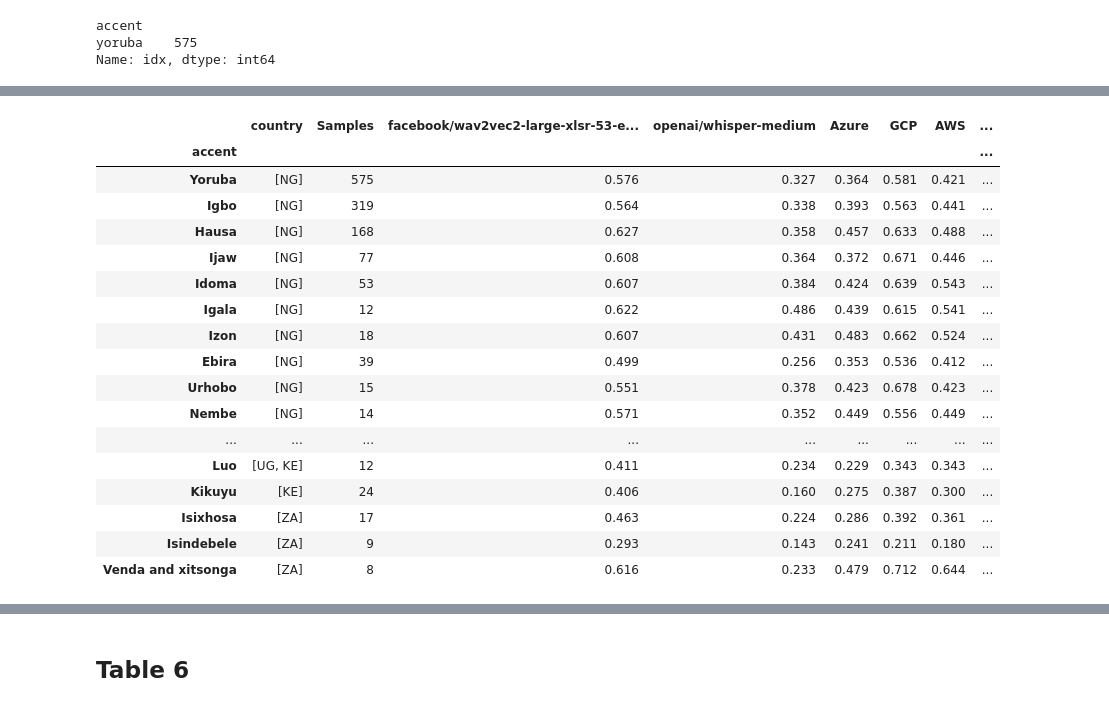
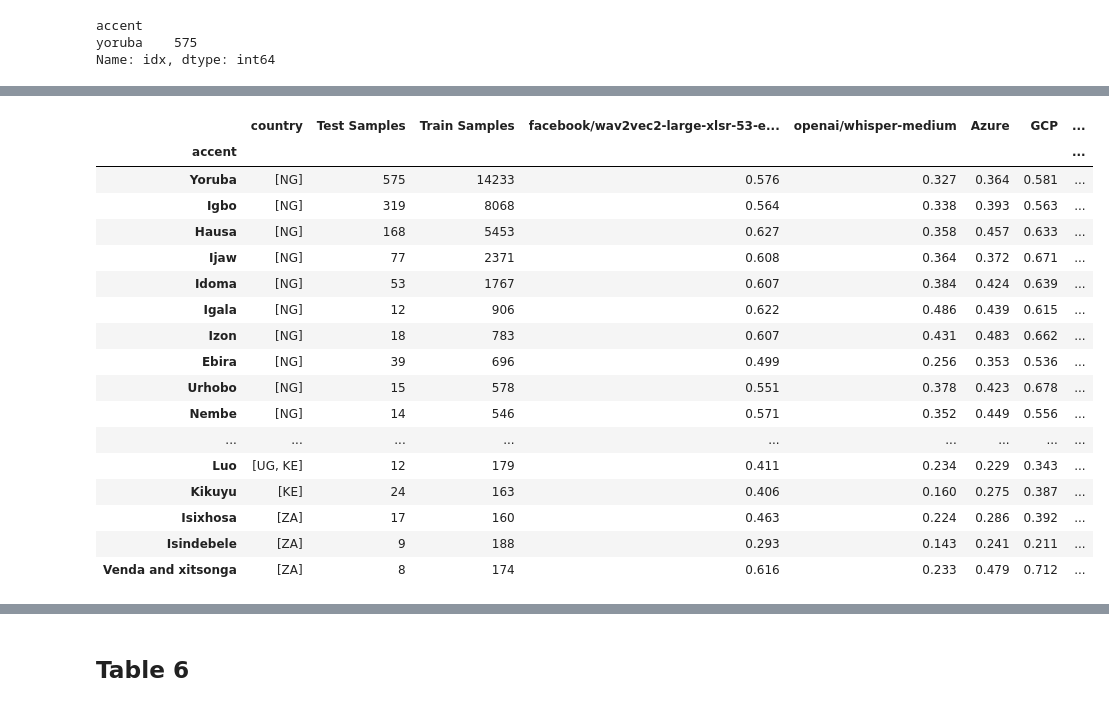
Before and after one commit to intron-innovation/AfriSpeech-200, a Jupyter notebook: notebooks/result_analysis.ipynb, the cells around one changed output, grey strips where cells are left out. Saved outputs shown, nothing was run; the diff lists cells and outputs as text; code cells hidden in the pictures.

```diff
--- a/notebooks/result_analysis.ipynb
+++ b/notebooks/result_analysis.ipynb
@@ -392,40 +348,0 @@ accent_country_df
-# %%
-def accent_wer_v1(df, traindevset_df, origin, topk, open_source_list, commercial_list, ours_list, ):
-
-    # get the topk accents using the traindev dataframe
-    top_accent_df = traindevset_df[traindevset_df["origin"] == origin].groupby(["accent"])["idx"].apply(lambda x: len(x)).sort_values(ascending=False)
-    top_accent_df = top_accent_df[:topk]
-    top_accent_df = top_accent_df.reset_index(name="Samples").set_index("accent").drop(columns="Samples")
-
-    # extract the countries as a list since some accents belong to multiple countries e.g swahili
-    accent_country_df = traindevset_df[traindevset_df["origin"] == origin].groupby(["accent"])["country"].apply(lambda x: list(set(x)))
-    accent_country_df = accent_country_df.reset_index(name="country").set_index("accent")
-
-
-    # to calculate the actual number of samples per accent
-    # using the test_csv would be inaccurate since we've filtered out some duplicated accents
-    unique_instances_per_model = df[df["name"] == df["name"].value_counts().index[0]]
-    country_samples = unique_instances_per_model[unique_instances_per_model["origin"] == origin].groupby(["accent"])["idx"].apply(lambda x: len(x)).sort_values(ascending=False)
-    country_samples = country_samples.to_frame().rename(columns = {"idx": "Samples"})
-
-
-    # merge the top accent with the country and samples dataframe
-    top_accent_df = top_accent_df.merge(accent_country_df, on="accent")
-    top_accent_df = top_accent_df.merge(country_samples, on="accent")
-
-
-    df_ = df.set_index("accent")
-    df_ = df_[df_.index.isin(top_accent_df.index)] # only compute the wer for topk accent
-
-    wer_per_accent_df = df_.groupby(["name", "accent"]).apply(lambda x: wer_metric.compute(predictions=x.prediction, references=x.reference))
-    wer_per_accent_df_ = wer_per_accent_df.reset_index(["name"], name="WER").pivot(columns="name")
-    wer_per_accent_df_ = wer_per_accent_df_.droplevel(0, axis=1)
-
-
-    accent_wer_combined = top_accent_df.merge(wer_per_accent_df_[open_source_list], on="accent")
-    accent_wer_combined = accent_wer_combined.merge(wer_per_accent_df_[commercial_list], on="accent")
-    accent_wer_combined = accent_wer_combined.merge(wer_per_accent_df_[ours_list], on="accent")
-
-    accent_wer_combined.index = accent_wer_combined.index.str.capitalize()
-
-    return accent_wer_combined.round(3)
@@ -542,30 +472,30 @@ accent_df_
 # %%
 combined_df = pd.concat([test_norm_df, test_norm_finetune_df])
 
-nigerian_test_norm_accent_df = accent_wer_v1(combined_df, traindevset, "nigerian", 10, open_source, commercial, ours)
-african_test_norm_accent_df =accent_wer_v1(combined_df, traindevset, "african", 20, open_source, commercial, ours)
+nigerian_test_norm_accent_df = accent_wer_v1(combined_df, trainset, traindevtestset, "nigerian", 10, open_source, commercial, ours)
+african_test_norm_accent_df =accent_wer_v1(combined_df, trainset, traindevtestset, "african", 20, open_source, commercial, ours)
 
 combined_norm_accent_df = pd.concat([nigerian_test_norm_accent_df, african_test_norm_accent_df])
 combined_norm_accent_df
 # %% [output]
-|  | country | Samples | facebook/wav2vec2-large-xlsr-53-e... | openai/whisper-medium | Azure | GCP | AWS | ... |
+|  | country | Test Samples | Train Samples | facebook/wav2vec2-large-xlsr-53-e... | openai/whisper-medium | Azure | GCP | ... |
 | accent |  |  |  |  |  |  |  | ... |
-| Yoruba | [NG] | 575 | 0.576 | 0.327 | 0.364 | 0.581 | 0.421 | ... |
-| Igbo | [NG] | 319 | 0.564 | 0.338 | 0.393 | 0.563 | 0.441 | ... |
-| Hausa | [NG] | 168 | 0.627 | 0.358 | 0.457 | 0.633 | 0.488 | ... |
-| Ijaw | [NG] | 77 | 0.608 | 0.364 | 0.372 | 0.671 | 0.446 | ... |
-| Idoma | [NG] | 53 | 0.607 | 0.384 | 0.424 | 0.639 | 0.543 | ... |
-| Igala | [NG] | 12 | 0.622 | 0.486 | 0.439 | 0.615 | 0.541 | ... |
-| Izon | [NG] | 18 | 0.607 | 0.431 | 0.483 | 0.662 | 0.524 | ... |
-| Ebira | [NG] | 39 | 0.499 | 0.256 | 0.353 | 0.536 | 0.412 | ... |
-| Urhobo | [NG] | 15 | 0.551 | 0.378 | 0.423 | 0.678 | 0.423 | ... |
-| Nembe | [NG] | 14 | 0.571 | 0.352 | 0.449 | 0.556 | 0.449 | ... |
+| Yoruba | [NG] | 575 | 14233 | 0.576 | 0.327 | 0.364 | 0.581 | ... |
+| Igbo | [NG] | 319 | 8068 | 0.564 | 0.338 | 0.393 | 0.563 | ... |
+| Hausa | [NG] | 168 | 5453 | 0.627 | 0.358 | 0.457 | 0.633 | ... |
+| Ijaw | [NG] | 77 | 2371 | 0.608 | 0.364 | 0.372 | 0.671 | ... |
+| Idoma | [NG] | 53 | 1767 | 0.607 | 0.384 | 0.424 | 0.639 | ... |
+| Igala | [NG] | 12 | 906 | 0.622 | 0.486 | 0.439 | 0.615 | ... |
+| Izon | [NG] | 18 | 783 | 0.607 | 0.431 | 0.483 | 0.662 | ... |
+| Ebira | [NG] | 39 | 696 | 0.499 | 0.256 | 0.353 | 0.536 | ... |
+| Urhobo | [NG] | 15 | 578 | 0.551 | 0.378 | 0.423 | 0.678 | ... |
+| Nembe | [NG] | 14 | 546 | 0.571 | 0.352 | 0.449 | 0.556 | ... |
 | ... | ... | ... | ... | ... | ... | ... | ... | ... |
-| Luo | [UG, KE] | 12 | 0.411 | 0.234 | 0.229 | 0.343 | 0.343 | ... |
-| Kikuyu | [KE] | 24 | 0.406 | 0.160 | 0.275 | 0.387 | 0.300 | ... |
-| Isixhosa | [ZA] | 17 | 0.463 | 0.224 | 0.286 | 0.392 | 0.361 | ... |
-| Isindebele | [ZA] | 9 | 0.293 | 0.143 | 0.241 | 0.211 | 0.180 | ... |
-| Venda and xitsonga | [ZA] | 8 | 0.616 | 0.233 | 0.479 | 0.712 | 0.644 | ... |
+| Luo | [UG, KE] | 12 | 179 | 0.411 | 0.234 | 0.229 | 0.343 | ... |
+| Kikuyu | [KE] | 24 | 163 | 0.406 | 0.160 | 0.275 | 0.387 | ... |
+| Isixhosa | [ZA] | 17 | 160 | 0.463 | 0.224 | 0.286 | 0.392 | ... |
+| Isindebele | [ZA] | 9 | 188 | 0.293 | 0.143 | 0.241 | 0.211 | ... |
+| Venda and xitsonga | [ZA] | 8 | 174 | 0.616 | 0.233 | 0.479 | 0.712 | ... |
 # %%
 def bold_min_values(df, columns=[]):
     df  = df[columns]
```
Also changed, not shown: parts of 25 cells of this notebook.
